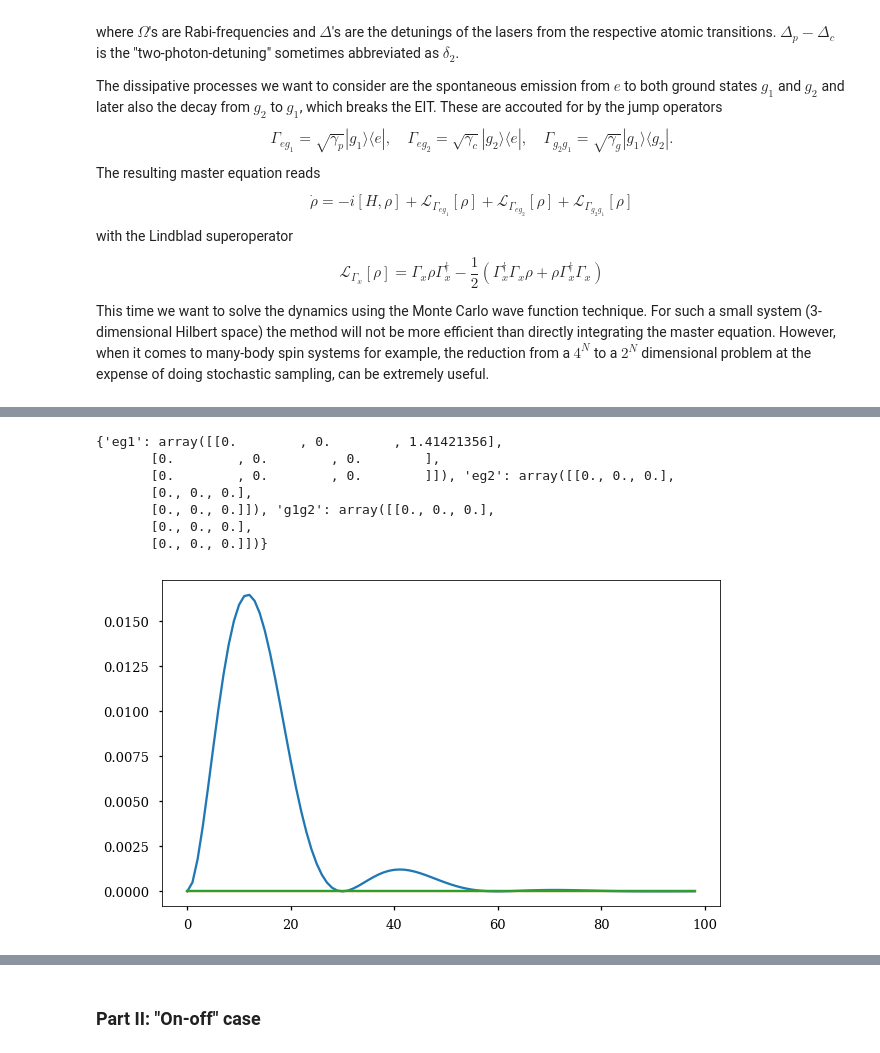
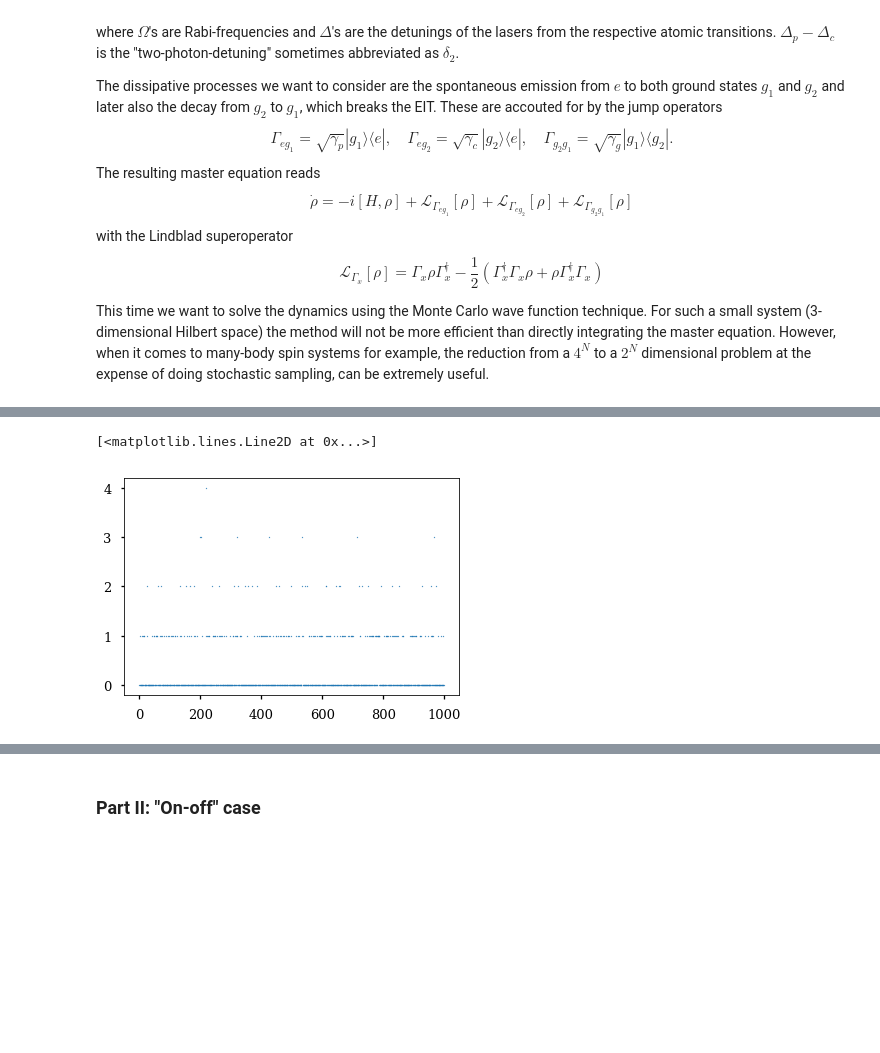
Before and after one commit to mathieukaltschmidt/Computational-Quantum-Dynamics, a Jupyter notebook: Exercise sheet 10/exercise10 (1).ipynb, the cells around one changed output, grey strips where cells are left out. Saved outputs shown, nothing was run; the diff lists cells and outputs as text; code cells hidden in the pictures; blank space fills up the shorter version.

```diff
--- a/Exercise sheet 10/exercise10 (1).ipynb
+++ b/Exercise sheet 10/exercise10 (1).ipynb
@@ -176,12 +161,9 @@ plt.legend()
-# %%
-plt.plot(dp_alpha_t)
-print(JumpOps)
-# %% [output]
-{'eg1': array([[0.        , 0.        , 1.41421356],
-       [0.        , 0.        , 0.        ],
-       [0.        , 0.        , 0.        ]]), 'eg2': array([[0., 0., 0.],
-       [0., 0., 0.],
-       [0., 0., 0.]]), 'g1g2': array([[0., 0., 0.],
-       [0., 0., 0.],
-       [0., 0., 0.]])}
-[figure, removed]
+# %%
+jumps = []
+for i in range(1000):
+    jumps.append(singleMCWF(tvec, Psi_0, JumpOps, H_nh)[2])
+# %%
+plt.plot(np.arange(len(jumps)), jumps, ls = '', marker = '*', markersize = 2)
+# %% [output]
+[<matplotlib.lines.Line2D at 0x...>]
+[figure, added]
```
Also changed, not shown: parts of 15 cells of this notebook.
